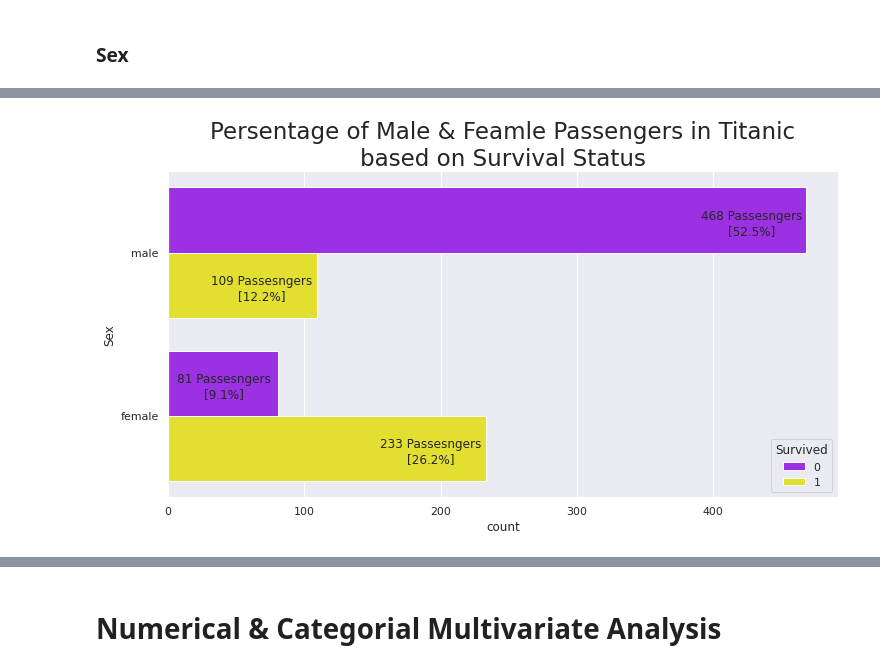
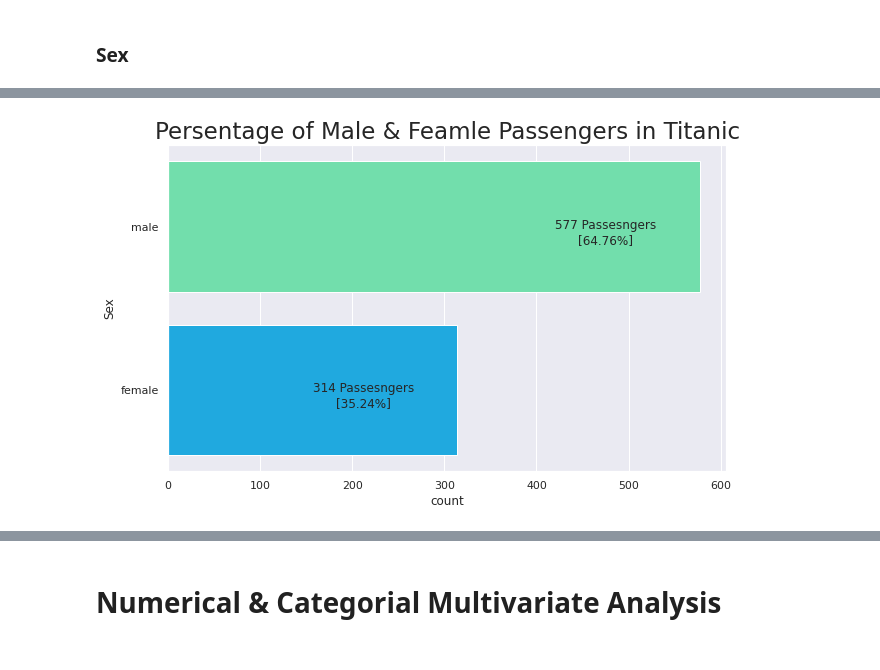
Before and after one commit to SatyaRay003/Titanic-Survival-Prediction, a Jupyter notebook: Titanic_EDA.ipynb, the cells around one changed output, grey strips where cells are left out. Drawn from its saved outputs; the diff is of its cells as text; code cells hidden in the pictures.

```diff
--- a/Titanic_EDA.ipynb
+++ b/Titanic_EDA.ipynb
@@ -468,15 +476,6 @@ plt.title('Persentage of Male & Feamle Passengers in Titanic', fontsize=23);
-# %%
-# Create barplot
-plt.figure(figsize=(12, 6))
-ax = sns.countplot(y='Sex', data=train_df, palette=['#a114ff', '#fffb14'], hue='Survived')
-
-# Annotate every single Bar with its value, based on it's width
-for p in ax.patches:
-    width = p.get_width()
-    plt.text(p.get_width()-40, p.get_y()+0.55*p.get_height(),
-             '{} Passesngers\n[{:.1f}%]'.format(int(width), width*100/categorical_df['Sex'].shape[0]),
-             ha='center', va='center')
-
-plt.title('Persentage of Male & Feamle Passengers in Titanic\nbased on Survival Status', fontsize=23);
-# %% [output]
-[figure, removed]
+# %%
+horizontal_bar_plot('Sex', categorical_df, ['#60f0ad', '#00b7ff'],
+                    'Persentage of Male & Feamle Passengers in Titanic',
+                    (-102, 0.55), (10, 6))
+# %% [output]
+[figure, added]
```
Also changed, not shown: parts of 17 cells of this notebook.
